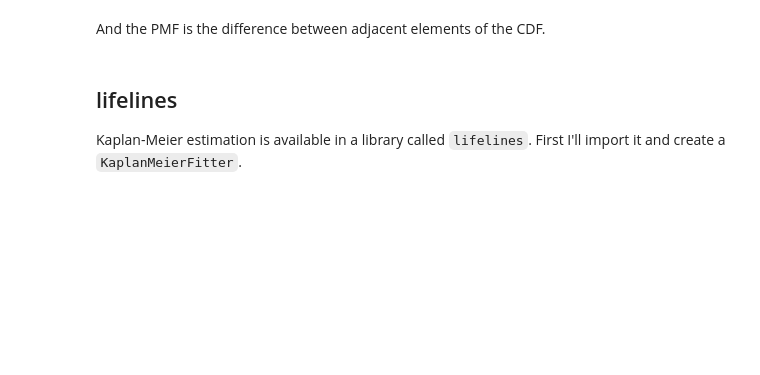
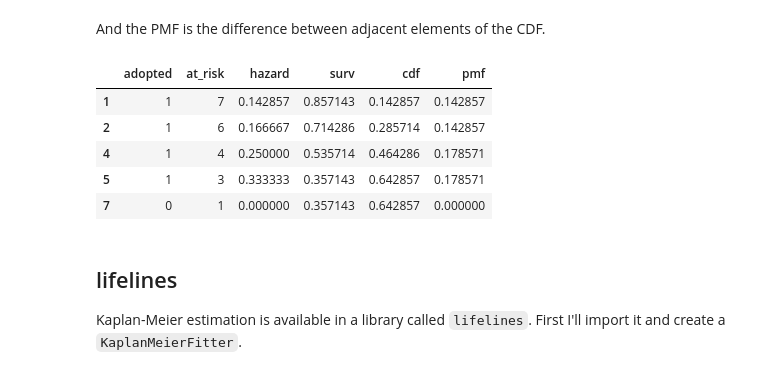
Before and after one commit to fotisz/DataSciencePython, a Jupyter notebook: 02_kaplan_meier.ipynb, the cells around one changed output. Saved outputs shown, nothing was run; the diff lists cells and outputs as text; code cells hidden in the pictures; blank space fills up the shorter version.

```diff
--- a/02_kaplan_meier.ipynb
+++ b/02_kaplan_meier.ipynb
@@ -159,2 +209,7 @@ adopted
 # %% [markdown]
 For the next step, it will be easier to see what we're doing if we put the results in a table.
+# %%
+d = dict(adopted=adopted,
+         at_risk=at_risk)
+df = pd.DataFrame(d, index=ts)
+df
@@ -161,2 +223,5 @@ For the next step, it will be easier to see what we're doing if we put the resul
 # %% [markdown]
 Finally, the hazard function is the ratio of `adopted` and `at_risk`:
+# %%
+df['hazard'] = df['adopted'] / df['at_risk']
+df
@@ -170,3 +242,6 @@ The hazard function is the probability of being adopted at each duration, so its
 In order to survive past `t`, a dog has to *not* be adopted at all durations up to and including `t`.
 
 So the survival function is the cumulative product of the complement of the hazard function.
+# %%
+df['surv'] = (1 - df['hazard']).cumprod()
+df
@@ -173,2 +255,5 @@ So the survival function is the cumulative product of the complement of the haza
 # %% [markdown]
 The CDF is the complement of the survival function.
+# %%
+df['cdf'] = 1 - df['surv']
+df
@@ -175,5 +267,15 @@ The CDF is the complement of the survival function.
 # %% [markdown]
 And the PMF is the difference between adjacent elements of the CDF.
+# %%
+df['pmf'] = np.diff(df['cdf'], prepend=0)
+df
+# %% [output]
+|  | adopted | at_risk | hazard | surv | cdf | pmf |
+| 1 | 1 | 7 | 0.142857 | 0.857143 | 0.142857 | 0.142857 |
+| 2 | 1 | 6 | 0.166667 | 0.714286 | 0.285714 | 0.142857 |
+| 4 | 1 | 4 | 0.250000 | 0.535714 | 0.464286 | 0.178571 |
+| 5 | 1 | 3 | 0.333333 | 0.357143 | 0.642857 | 0.178571 |
+| 7 | 0 | 1 | 0.000000 | 0.357143 | 0.642857 | 0.000000 |
 # %% [markdown]
 ## lifelines
 
```
Also changed, not shown: parts of 20 cells of this notebook.
